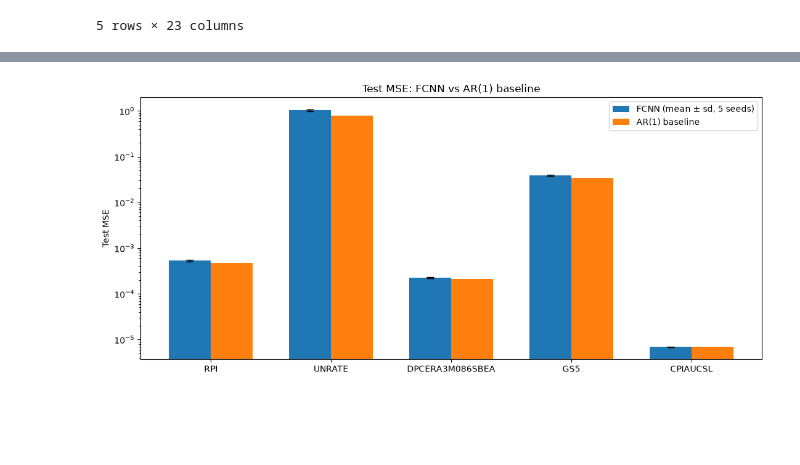
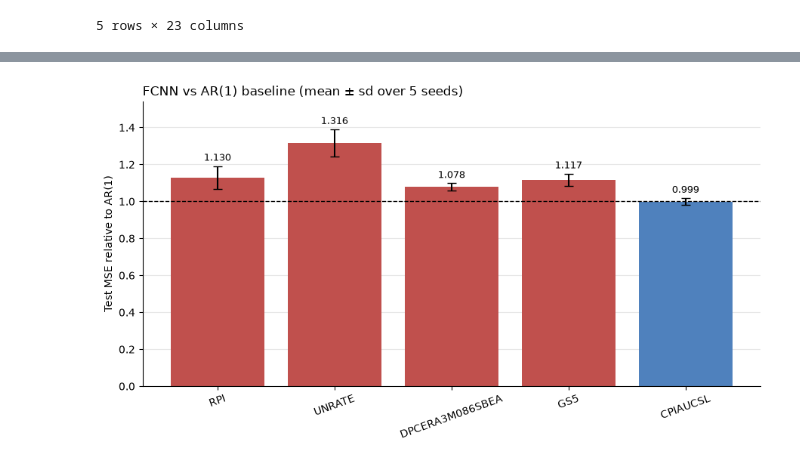
Before and after one commit to WillNeub/VIPHW1Part2, a Jupyter notebook: new_series_fcn.ipynb, the cells around one changed output, grey strips where cells are left out. Cells and saved outputs as stored; diff of their text form; code cells hidden in the pictures; blank space fills up the shorter version.

Commit message:
exported csv of each plot as well as clean up graphs

```diff
--- a/new_series_fcn.ipynb
+++ b/new_series_fcn.ipynb
@@ -441,31 +482,27 @@ Saved to experiment_log.csv (25 total rows)
 # %%
-x = np.arange(len(results))
-width = 0.35
+names  = [r["series"] for r in results]
+ratios = [r["test_mse_mean"] / r["ar1_test_mse"] for r in results]
+errors = [r["test_mse_std"]  / r["ar1_test_mse"] for r in results]
 
-fig, ax = plt.subplots(figsize=(11, 5))
-ax.bar(
-    x - width / 2,
-    [r["test_mse_mean"] for r in results],
-    width,
-    yerr=[r["test_mse_std"] for r in results],
-    capsize=4,
-    label=f"FCNN (mean ± sd, {len(CONFIG['seeds'])} seeds)",
-)
-ax.bar(
-    x + width / 2,
-    [r["ar1_test_mse"] for r in results],
-    width,
-    label="AR(1) baseline",
-)
+fig, ax = plt.subplots(figsize=(9, 5))
+colors = ["#c0504d" if v > 1 else "#4f81bd" for v in ratios]   # red = worse than AR(1)
+bars = ax.bar(names, ratios, yerr=errors, capsize=4, color=colors, edgecolor="none")
 
-ax.set_xticks(x)
-ax.set_xticklabels([r["series"] for r in results])
-ax.set_ylabel("Test MSE")
-ax.set_yscale("log")  # series live on very different scales after transformation
-ax.set_title("Test MSE: FCNN vs AR(1) baseline")
-ax.legend()
+ax.axhline(1.0, color="black", linewidth=1, linestyle="--")
+ax.bar_label(bars, fmt="%.3f", padding=3, fontsize=9)
+
+ax.set_ylabel("Test MSE relative to AR(1)")
+ax.set_title("FCNN vs AR(1) baseline (mean ± sd over 5 seeds)", loc="left")
+ax.set_ylim(0, max(ratios) + max(errors) + 0.15)
+ax.tick_params(axis="x", rotation=20)
+ax.grid(axis="y", alpha=0.3)
+ax.set_axisbelow(True)
+for side in ("top", "right"):
+    ax.spines[side].set_visible(False)
+
 plt.tight_layout()
+plt.savefig("fig_mse_ratio.png", dpi=150, bbox_inches="tight")
 plt.show()
 # %% [output]
-[figure, old version]
+[figure, new version]
 # %%
```
Also changed, not shown: parts of 3 cells of this notebook, 4 other files.
